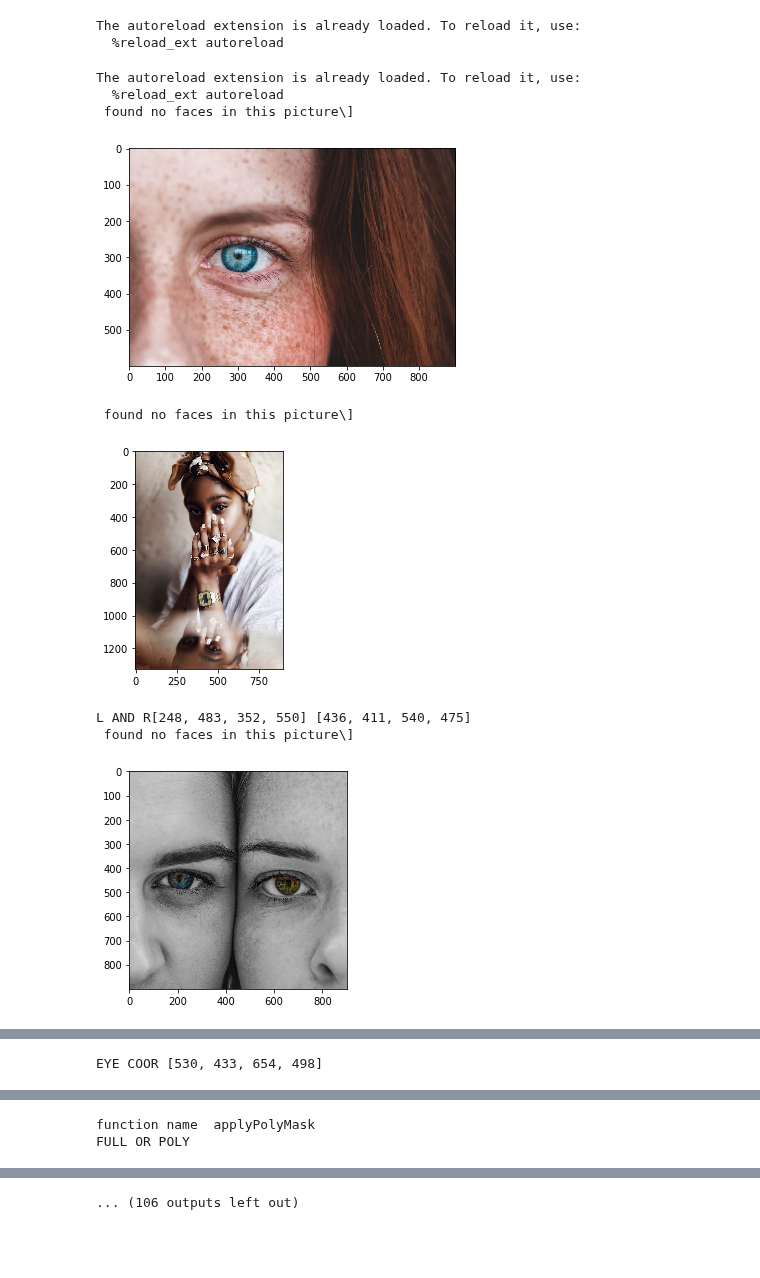
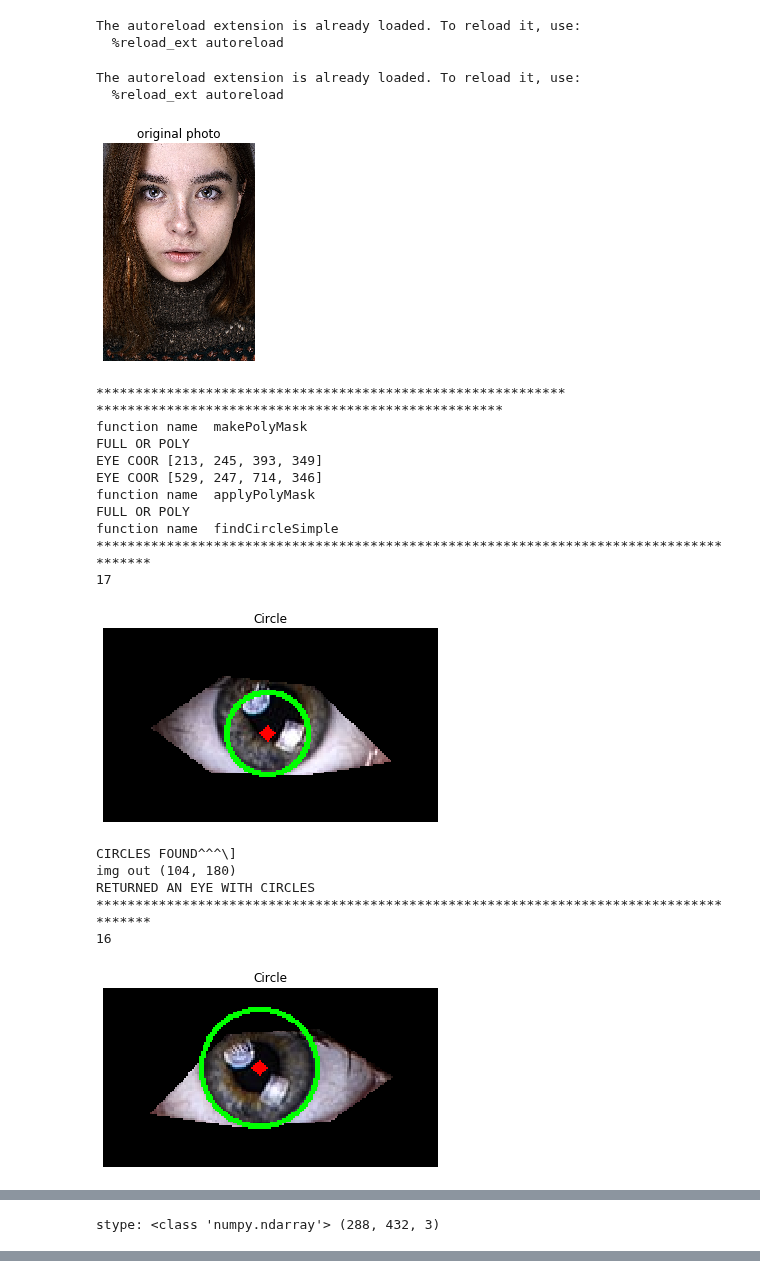
Before and after one commit to nielsr2/P3-G306, a Jupyter notebook: STRUCTURE/NOTEBOOKS/nielsBatch.ipynb, the cells around one changed output, grey strips where cells are left out. Saved outputs shown, nothing was run; the diff lists cells and outputs as text; code cells hidden in the pictures; blank space fills up the shorter version.

Commit message:
niels fiddled with histogram + comparison

```diff
--- a/STRUCTURE/NOTEBOOKS/nielsBatch.ipynb
+++ b/STRUCTURE/NOTEBOOKS/nielsBatch.ipynb
@@ -22,41 +22,57 @@ from M3 import m3Mask as m3Mask
 
 # sys.path.append('../M3')
 
 # **********************************************************************
 # exampe of input
 '''
 fArray = {function1: {"inputImg": "ignorethis", "param1": "blalbal1"},
           function2: {"inputImg": "ignorethis", "param2": "blalbal2"}}
 '''
 # **********************************************************************
 # fArray = {m3Face.findEyes: {"image": "ignorethis"},
 #           m3HoughCirc<le.findCircle: {"image": "ignorethis"}}
 #fArray = {m3Face.findEyes: {"inputImg": "ignorethis", "show": True},
  #        m3Pre.gaussianBlur: {"inputImg": "ignorethis", "amount": 3, "show": True},
   #       m3HoughCircle.findCircleSimple: {"inputImg": "ignorethis", "show": True},
    #      m3Mask.makeCircularMask: {"inputImg": "ignorethis", "show": True},
     #     m3Mask.makeFullMask: {"inputImg": "ignorethis", "show": True}}
 
 
+
 fArray = {m3Face.findEyes: {"inputImg": "ignorethis", "show": True},
          m3Mask.makePolyMask: {"inputImg": "ignorethis", "show": False},
-         m3Mask.applyPolyMask: {"inputImg": "ignorethis", "show": True}}
+         m3Mask.applyPolyMask: {"inputImg": "ignorethis", "show": False},
+         m3HoughCircle.findCircleSimple: {"inputImg": "ignorethis", "show": True},
+         m3Batch.makeComparison: {"faceArray": "ignoreThis"}}
+
+
 #fArray = {m3Face.findEyes: {"inputImg": "ignorethis"}}
 
 # fArray = {m3Face.findEyes: {"image": "ignorethis"},
 #           m3HoughCircle.findCircle: {"image": "ignorethis"}}
 #fArray = {m3Pre.gaussianBlur: {"inputImg": "ignorethis", "amount": 3, "show": True}}
 
-#print(m3F.printRed("TRALALA"))
-#m3Batch.batchProcess2("PICTURES/InputPictures/single/", fArray, True)
-m3Batch.batchProcess2("PICTURES/InputPictures/Set1/", fArray, True)
+
+m3Batch.batchProcess2("PICTURES/InputPictures/single/", fArray, True)
+#m3Batch.batchProcess2("PICTURES/InputPictures/Set1/", fArray, True)
 # %% [output]
 The autoreload extension is already loaded. To reload it, use:
   %reload_ext autoreload
- found no faces in this picture\]
-[figure, old version]
+[figure, new version]
- found no faces in this picture\]
+************************************************************            ****************************************************
+function name  makePolyMask
+FULL OR POLY
+EYE COOR [213, 245, 393, 349]
+EYE COOR [529, 247, 714, 346]
+function name  applyPolyMask
+FULL OR POLY
+function name  findCircleSimple
+***************************************************************************************
+17
-[figure, old version]
+[figure, new version]
-L AND R[248, 483, 352, 550] [436, 411, 540, 475]
- found no faces in this picture\]
+CIRCLES FOUND^^^\]
+img out (104, 180)
+RETURNED AN EYE WITH CIRCLES
+***************************************************************************************
+16
-[figure, old version]
+[figure, new version]
@@ -69 +88 @@ EYE COOR [316, 449, 440, 518]
-EYE COOR [530, 433, 654, 498]
+stype: <class 'numpy.ndarray'> (288, 432, 3)
@@ -71,2 +88,0 @@ EYE COOR [530, 433, 654, 498]
-function name  applyPolyMask
-FULL OR POLY
@@ -74 +88,0 @@ FULL OR POLY
-... (106 outputs left out)
```
Also changed, not shown: parts of 1 cell of this notebook, 5 other files.
